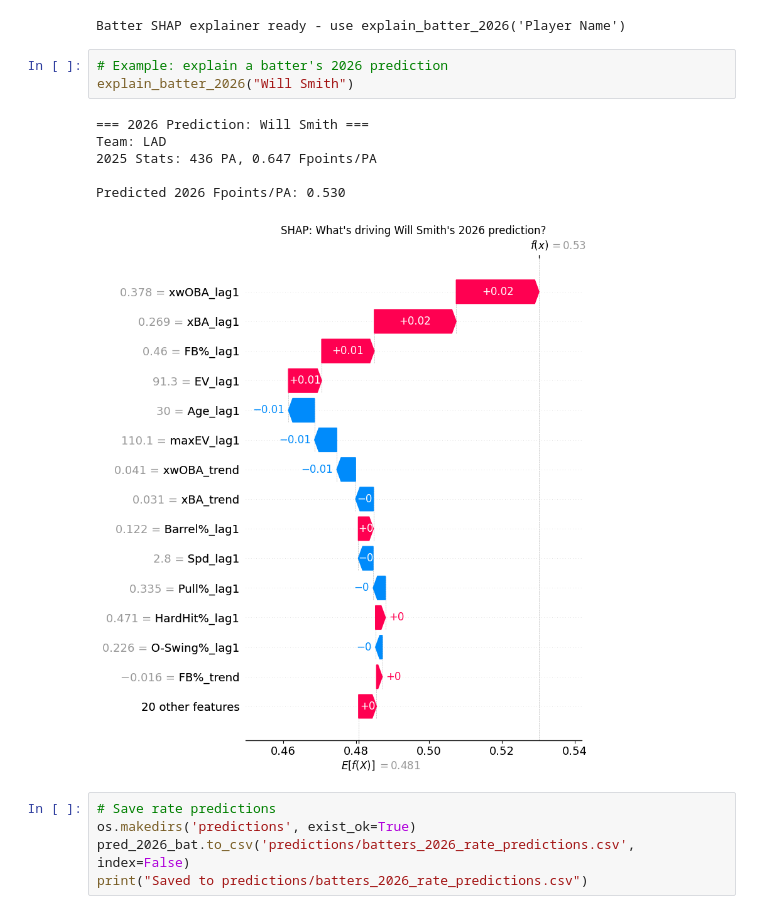
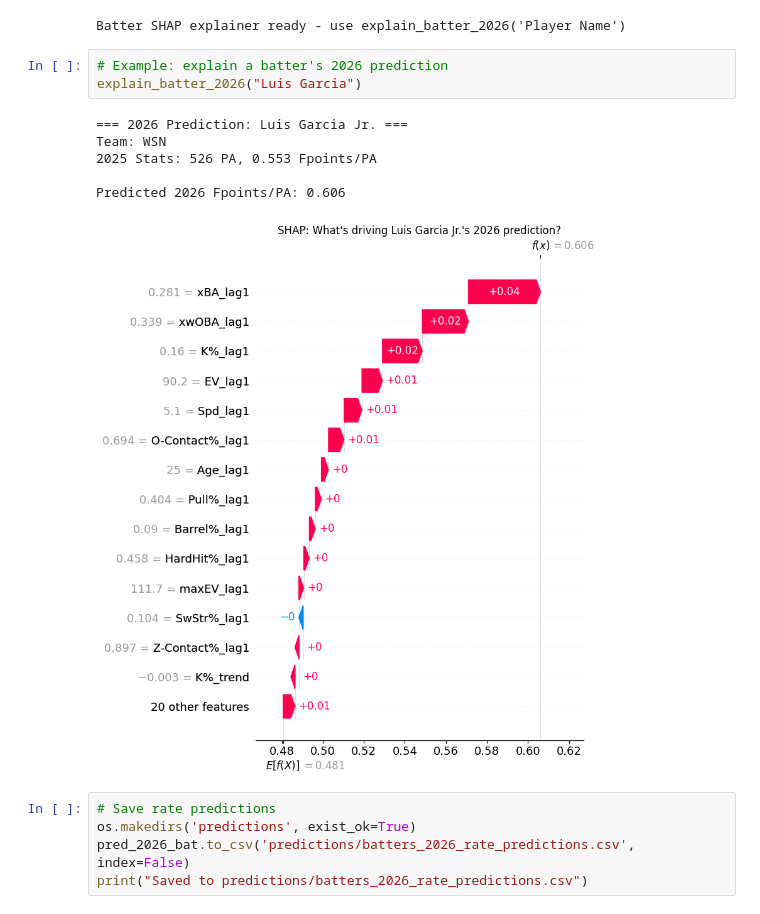
Before and after one commit to mcgillies/mlb-fantasy-2026, a Jupyter notebook: notebooks/05_2026_predictions.ipynb, the cells around one changed output. Cells and saved outputs as stored; diff of their text form.

```diff
--- a/notebooks/05_2026_predictions.ipynb
+++ b/notebooks/05_2026_predictions.ipynb
@@ -390,14 +390,14 @@ print("Batter SHAP explainer ready - use explain_batter_2026('Player Name')")
 Batter SHAP explainer ready - use explain_batter_2026('Player Name')
 # %%
 # Example: explain a batter's 2026 prediction
-explain_batter_2026("Will Smith")
+explain_batter_2026("Luis Garcia")
 # %% [output]
-=== 2026 Prediction: Will Smith ===
-Team: LAD
-2025 Stats: 436 PA, 0.647 Fpoints/PA
+=== 2026 Prediction: Luis Garcia Jr. ===
+Team: WSN
+2025 Stats: 526 PA, 0.553 Fpoints/PA
 
-Predicted 2026 Fpoints/PA: 0.530
+Predicted 2026 Fpoints/PA: 0.606
-[figure, old version]
+[figure, new version]
 # %%
 # Save rate predictions
 os.makedirs('predictions', exist_ok=True)
```
Also changed, not shown: parts of 1 cell of this notebook, 15 other files.
